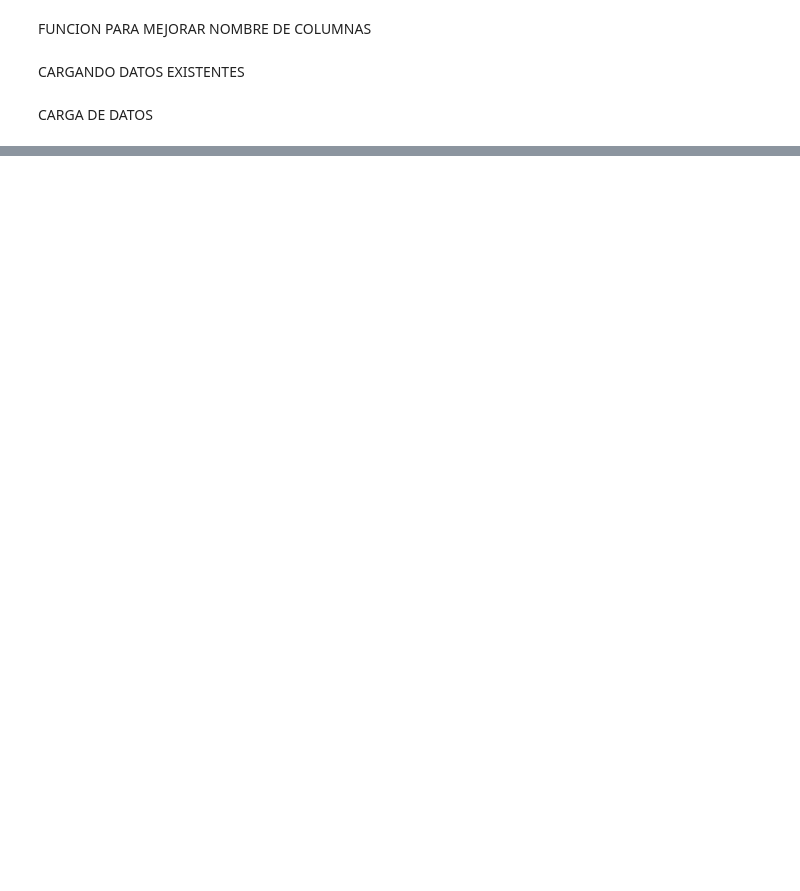
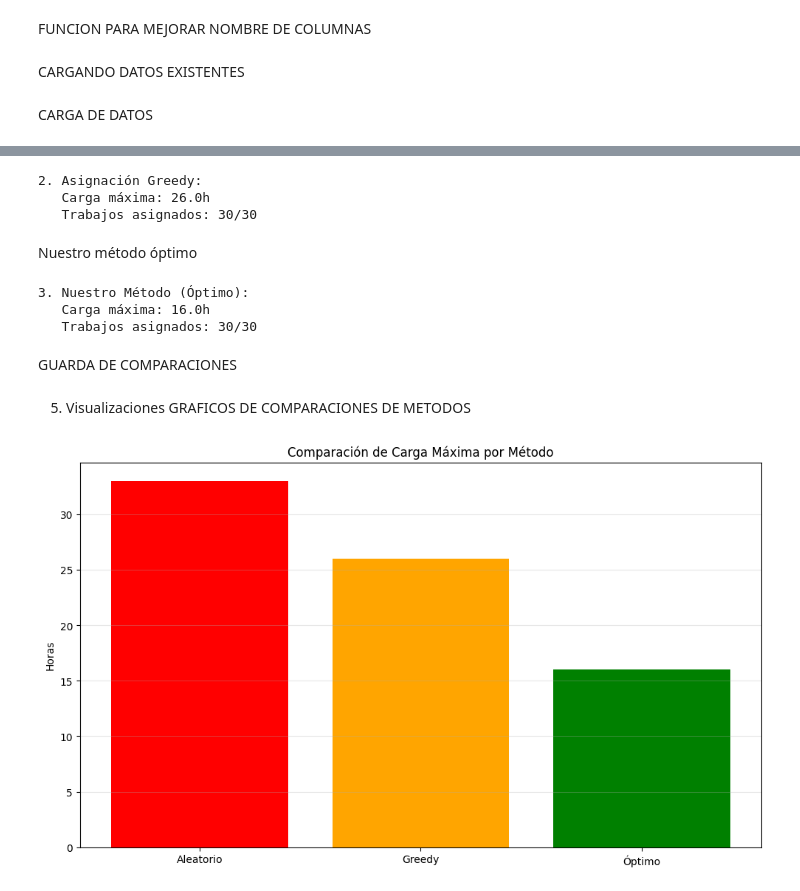
Before and after one commit to DiegoWhite99/Investigacion_Operaciones, a Jupyter notebook: notebooks/03-sensitivity_analysis.ipynb, the cells around one changed output, grey strips where cells are left out. Drawn from its saved outputs; the diff is of its cells as text; code cells hidden in the pictures; blank space fills up the shorter version.

```diff
--- a/notebooks/03-sensitivity_analysis.ipynb
+++ b/notebooks/03-sensitivity_analysis.ipynb
@@ -40,0 +284,6 @@ schedule_base = pd.read_csv(schedule_path) if os.path.exists(schedule_path) else
+# %%
+print("1. Asignación Aleatoria:")
+df_aleatorio = asignacion_aleatoria(jobs, tecnicos, habilidades)
+carga_max_aleatoria = df_aleatorio.groupby('tecnico_id')['duracion_horas'].sum().max()
+print(f"   Carga máxima: {carga_max_aleatoria:.1f}h")
+print(f"   Trabajos asignados: {len(df_aleatorio)}/{len(jobs)}")
@@ -40,0 +296,50 @@ schedule_base = pd.read_csv(schedule_path) if os.path.exists(schedule_path) else
+# %%
+print("2. Asignación Greedy:")
+df_greedy, cargas_greedy = asignacion_greedy(jobs, tecnicos, habilidades)
+carga_max_greedy = max(cargas_greedy.values()) if cargas_greedy else 0
+print(f"   Carga máxima: {carga_max_greedy:.1f}h")
+print(f"   Trabajos asignados: {len(df_greedy)}/{len(jobs)}")
+# %% [output]
+2. Asignación Greedy:
+   Carga máxima: 26.0h
+   Trabajos asignados: 30/30
+# %% [markdown]
+Nuestro método óptimo
+# %%
+print("3. Nuestro Método (Óptimo):")
+if col_tecnico_asign and col_tecnico_asign in asignaciones_base.columns:
+    carga_max_optima = asignaciones_base.groupby(col_tecnico_asign)['duracion_horas'].sum().max()
+else:
+    carga_max_optima = 0
+
+print(f"   Carga máxima: {carga_max_optima:.1f}h")
+print(f"   Trabajos asignados: {len(asignaciones_base)}/{len(jobs)}")
+# %% [output]
+3. Nuestro Método (Óptimo):
+   Carga máxima: 16.0h
+   Trabajos asignados: 30/30
+# %% [markdown]
+GUARDA DE COMPARACIONES
+# %%
+comparacion = {
+    'metodo': ['Aleatorio', 'Greedy', 'Óptimo'],
+    'carga_maxima': [carga_max_aleatoria, carga_max_greedy, carga_max_optima],
+    'trabajos_asignados': [len(df_aleatorio), len(df_greedy), len(asignaciones_base)],
+    'completitud': [len(df_aleatorio)/len(jobs), len(df_greedy)/len(jobs), len(asignaciones_base)/len(jobs)]
+}
+
+df_comparacion = pd.DataFrame(comparacion)
+df_comparacion.to_csv(os.path.join(BASE_DIR, "results", "comparacion_metodos.csv"), index=False)
+# %% [markdown]
+5. Visualizaciones GRAFICOS DE COMPARACIONES DE METODOS
+# %%
+plt.figure(figsize=(10, 6))
+plt.bar(df_comparacion['metodo'], df_comparacion['carga_maxima'], color=['red', 'orange', 'green'])
+plt.title('Comparación de Carga Máxima por Método')
+plt.ylabel('Horas')
+plt.grid(axis='y', alpha=0.3)
+plt.tight_layout()
+plt.savefig(os.path.join(BASE_DIR, "results", "comparacion_carga_maxima.png"), dpi=300, bbox_inches='tight')
+plt.show()
+# %% [output]
+[figure, added]
```
Also changed, not shown: parts of 29 cells of this notebook.
